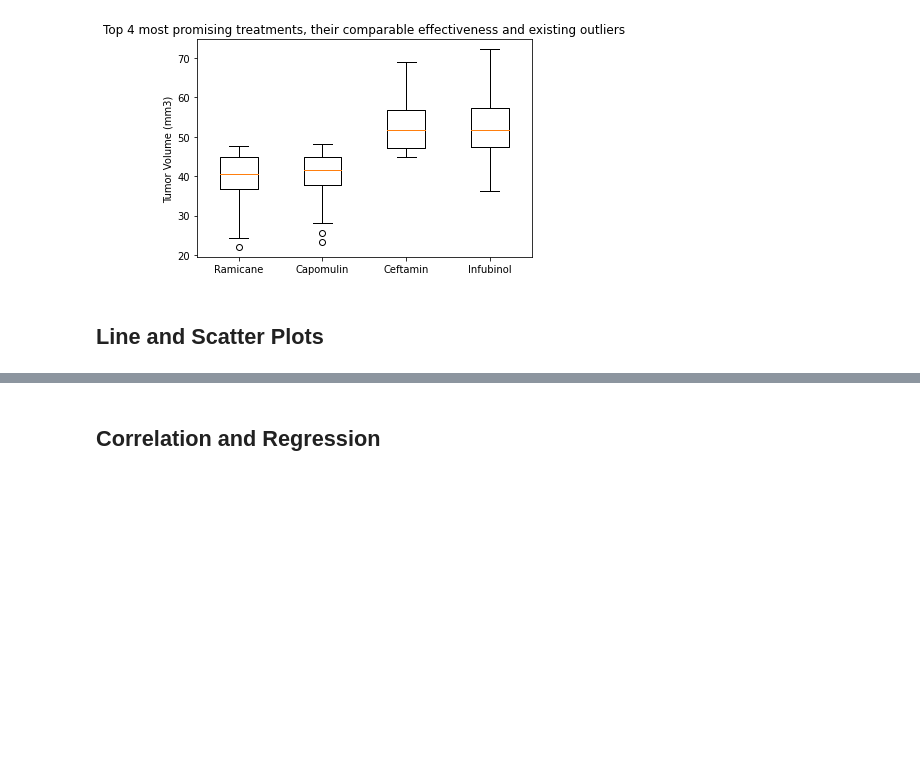
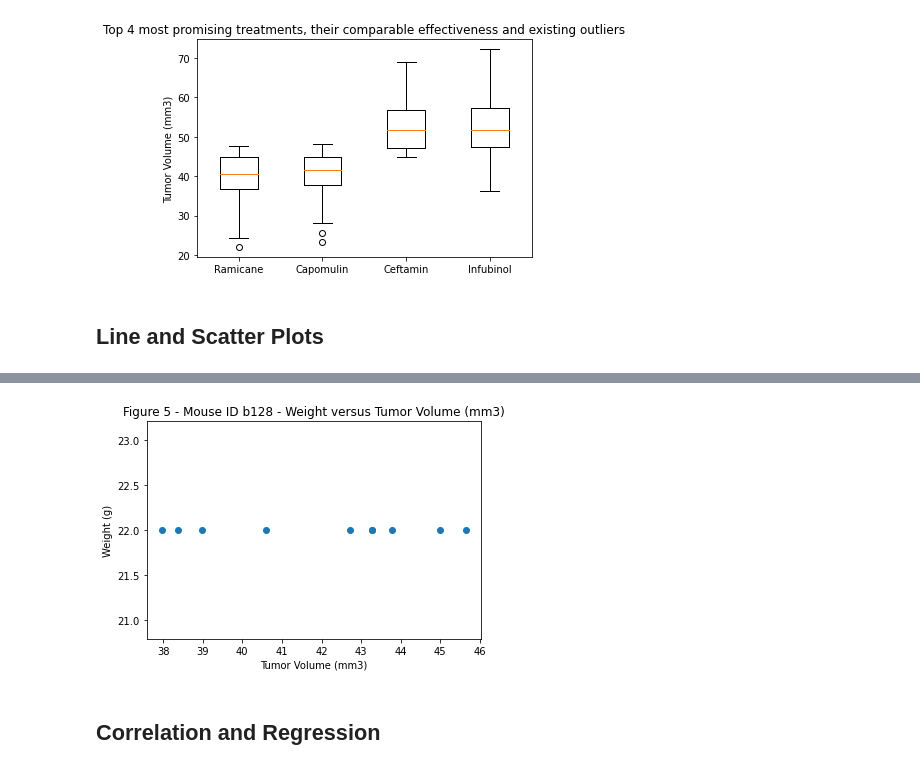
Before and after one commit to IrinaUX/MatPlotLib_hw, a Jupyter notebook: pymaceuticals_starter-Copy6_Statisctics.ipynb, the cells around one changed output, grey strips where cells are left out. Saved outputs shown, nothing was run; the diff lists cells and outputs as text; code cells hidden in the pictures; blank space fills up the shorter version.

```diff
--- a/pymaceuticals_starter-Copy6_Statisctics.ipynb
+++ b/pymaceuticals_starter-Copy6_Statisctics.ipynb
@@ -718,2 +746,7 @@ plt.show()
 # %%
 # Generate a scatter plot of mouse weight versus average tumor volume for the Capomulin regimen
+# README:
+# Generate a scatter plot of mouse weight versus average tumor volume for the Capomulin treatment regimen.
+capomulin_df = clean_df.loc[clean_df['Drug Regimen'] == 'Capomulin']
+mouse_b128_cap_df = capomulin_df.loc[capomulin_df['Mouse ID'] == 'b128']
+mouse_b128_cap_df
@@ -719,0 +765,4 @@ plt.show()
+# %%
+mouse_b128_cap_df2 = mouse_b128_cap_df[['Weight (g)', 'Tumor Volume (mm3)']]
+mouse_b128_cap_df2 = mouse_b128_cap_df.groupby('Tumor Volume (mm3)').mean()
+mouse_b128_cap_df
@@ -719,0 +781,3 @@ plt.show()
+# %%
+weight_b128_cap = mouse_b128_cap_df2['Weight (g)'].tolist()
+print(weight_b128_cap)
@@ -719,0 +786,4 @@ plt.show()
+# %%
+# weight_list_capomulin
+average_b128_cap_vol = mouse_b128_cap_df['Tumor Volume (mm3)'].tolist()
+average_b128_cap_vol
@@ -720,3 +801,11 @@ plt.show()
+# %%
+plt.scatter(average_b128_cap_vol, weight_b128_cap)
+plt.title("Figure 5 - Mouse ID b128 - Weight versus Tumor Volume (mm3)")
+plt.xlabel("Tumor Volume (mm3)")
+plt.ylabel("Weight (g)")
+plt.show()
+# %% [output]
+[figure, added]
 # %% [markdown]
 ## Correlation and Regression
 # %%
```
Also changed, not shown: parts of 6 cells of this notebook, 1 other file.
